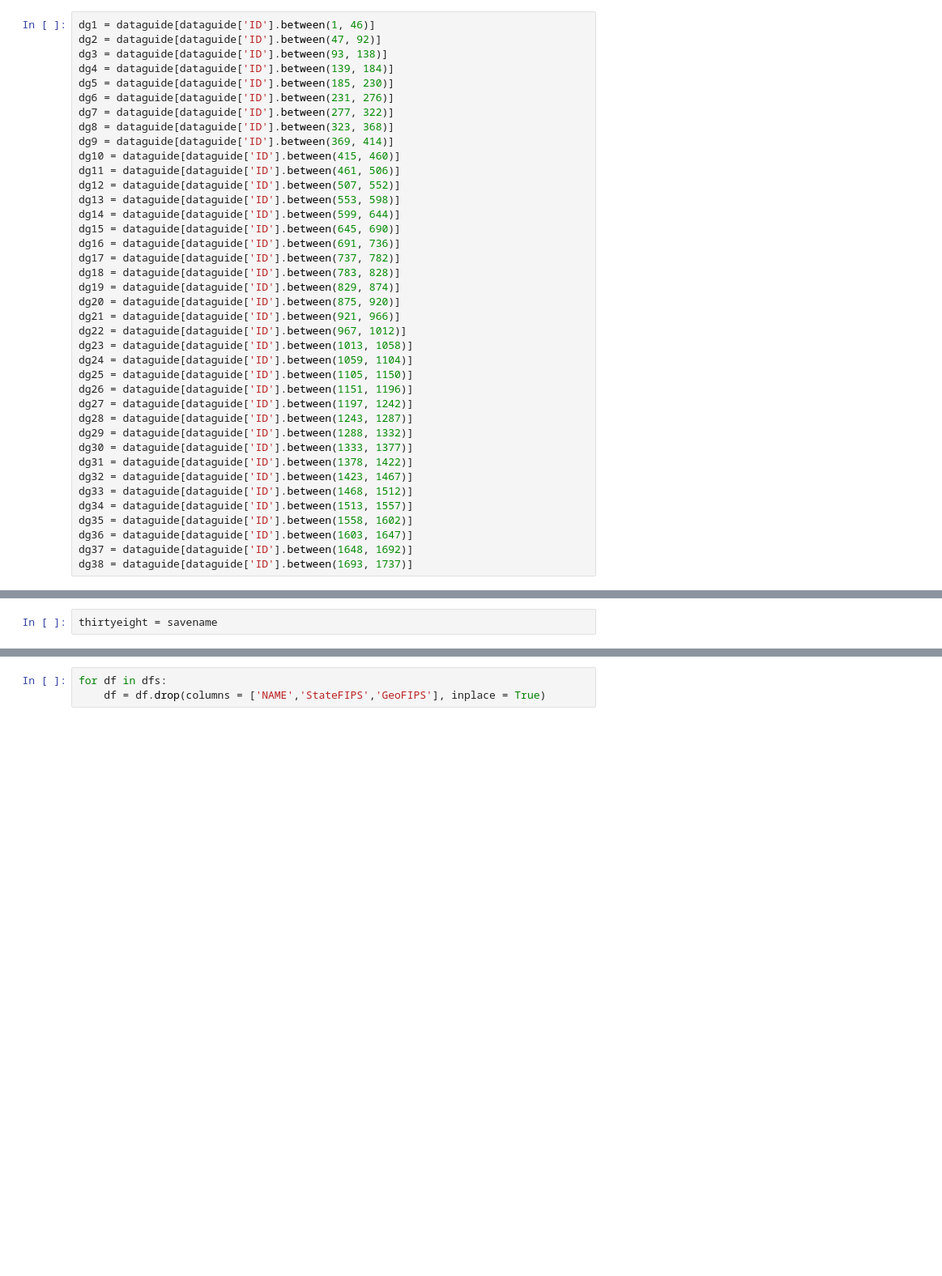
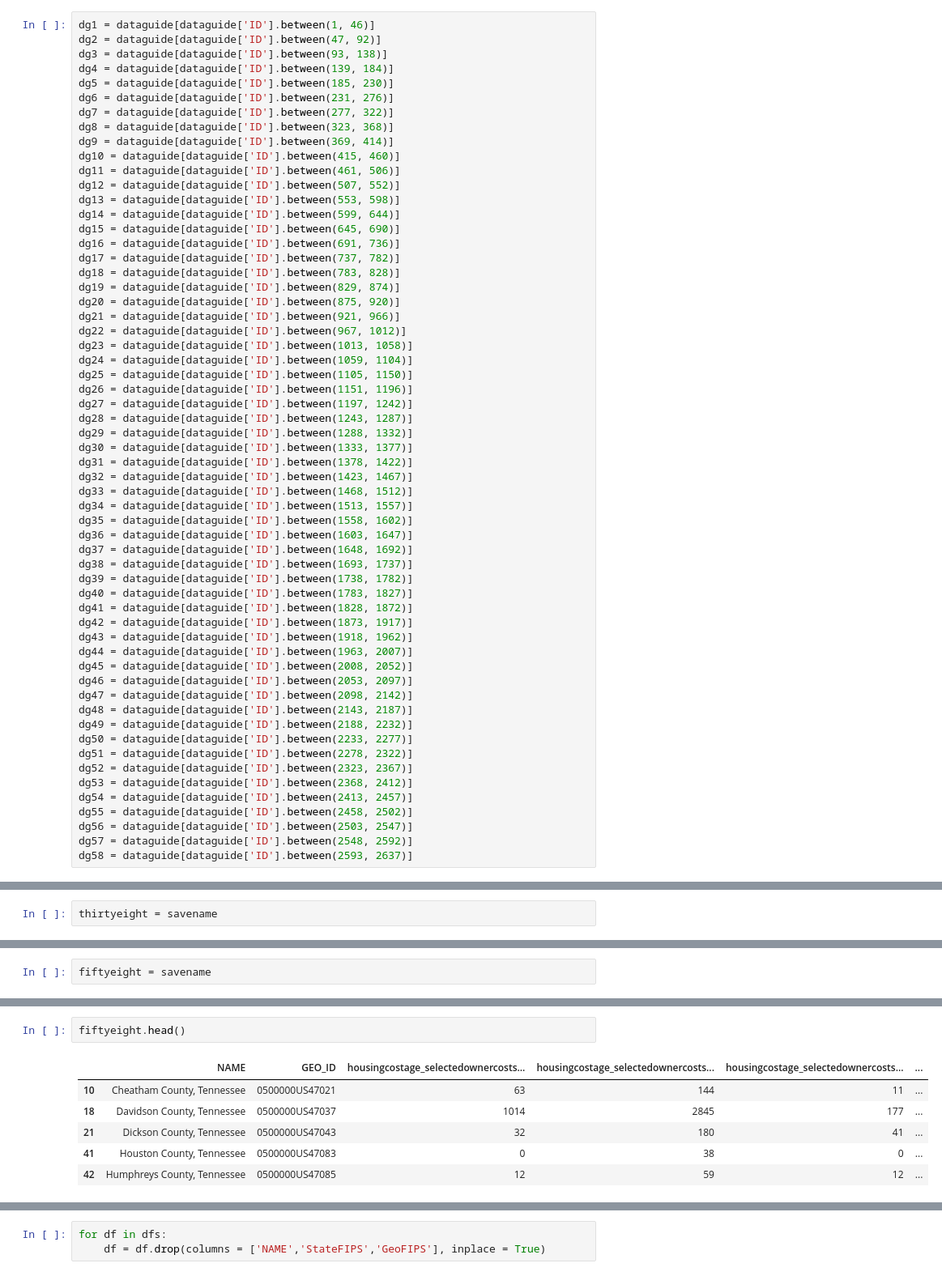
Before and after one commit to Greater-Nashville-Regional-Council/Data-Gathering, a Jupyter notebook: Notebooks/1. API Pulls/Decennial SF3 2000.ipynb, the cells around one changed output, grey strips where cells are left out. Shown at 81% size. Drawn from its saved outputs; the diff is of its cells as text; blank space fills up the shorter version.

```diff
--- a/Notebooks/1. API Pulls/Decennial SF3 2000.ipynb
+++ b/Notebooks/1. API Pulls/Decennial SF3 2000.ipynb
@@ -139,6 +139,26 @@ dg35 = dataguide[dataguide['ID'].between(1558, 1602)]
 dg36 = dataguide[dataguide['ID'].between(1603, 1647)]
 dg37 = dataguide[dataguide['ID'].between(1648, 1692)]
 dg38 = dataguide[dataguide['ID'].between(1693, 1737)]
+dg39 = dataguide[dataguide['ID'].between(1738, 1782)]
+dg40 = dataguide[dataguide['ID'].between(1783, 1827)]
+dg41 = dataguide[dataguide['ID'].between(1828, 1872)]
+dg42 = dataguide[dataguide['ID'].between(1873, 1917)]
+dg43 = dataguide[dataguide['ID'].between(1918, 1962)]
+dg44 = dataguide[dataguide['ID'].between(1963, 2007)]
+dg45 = dataguide[dataguide['ID'].between(2008, 2052)]
+dg46 = dataguide[dataguide['ID'].between(2053, 2097)]
+dg47 = dataguide[dataguide['ID'].between(2098, 2142)]
+dg48 = dataguide[dataguide['ID'].between(2143, 2187)]
+dg49 = dataguide[dataguide['ID'].between(2188, 2232)]
+dg50 = dataguide[dataguide['ID'].between(2233, 2277)]
+dg51 = dataguide[dataguide['ID'].between(2278, 2322)]
+dg52 = dataguide[dataguide['ID'].between(2323, 2367)]
+dg53 = dataguide[dataguide['ID'].between(2368, 2412)]
+dg54 = dataguide[dataguide['ID'].between(2413, 2457)]
+dg55 = dataguide[dataguide['ID'].between(2458, 2502)]
+dg56 = dataguide[dataguide['ID'].between(2503, 2547)]
+dg57 = dataguide[dataguide['ID'].between(2548, 2592)]
+dg58 = dataguide[dataguide['ID'].between(2593, 2637)]
 # %%
 #url string and list parameters for column head and tail
 url_str= 'https://api.census.gov/data/2000/dec/sf3?key='+api_key
@@ -3042,0 +4575,2 @@ thirtyeight = savename
+# %%
+fiftyeight = savename
@@ -3043 +4581,10 @@ thirtyeight = savename
+# %%
+fiftyeight.head()
+# %% [output]
+|  | NAME | GEO_ID | housingcostage_selectedownercosts... | housingcostage_selectedownercosts... | housingcostage_selectedownercosts... | ... |
+| 10 | Cheatham County, Tennessee | 0500000US47021 | 63 | 144 | 11 | ... |
+| 18 | Davidson County, Tennessee | 0500000US47037 | 1014 | 2845 | 177 | ... |
+| 21 | Dickson County, Tennessee | 0500000US47043 | 32 | 180 | 41 | ... |
+| 41 | Houston County, Tennessee | 0500000US47083 | 0 | 38 | 0 | ... |
+| 42 | Humphreys County, Tennessee | 0500000US47085 | 12 | 59 | 12 | ... |
 # %%
```
Also changed, not shown: parts of 86 cells of this notebook, 42 other files.
